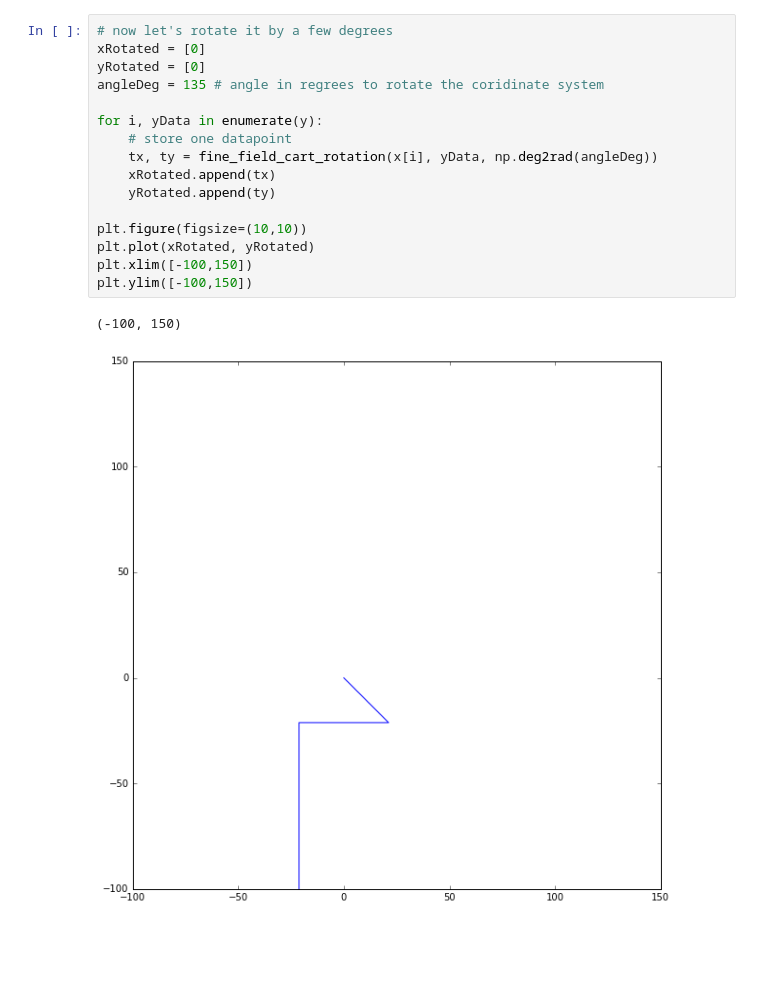
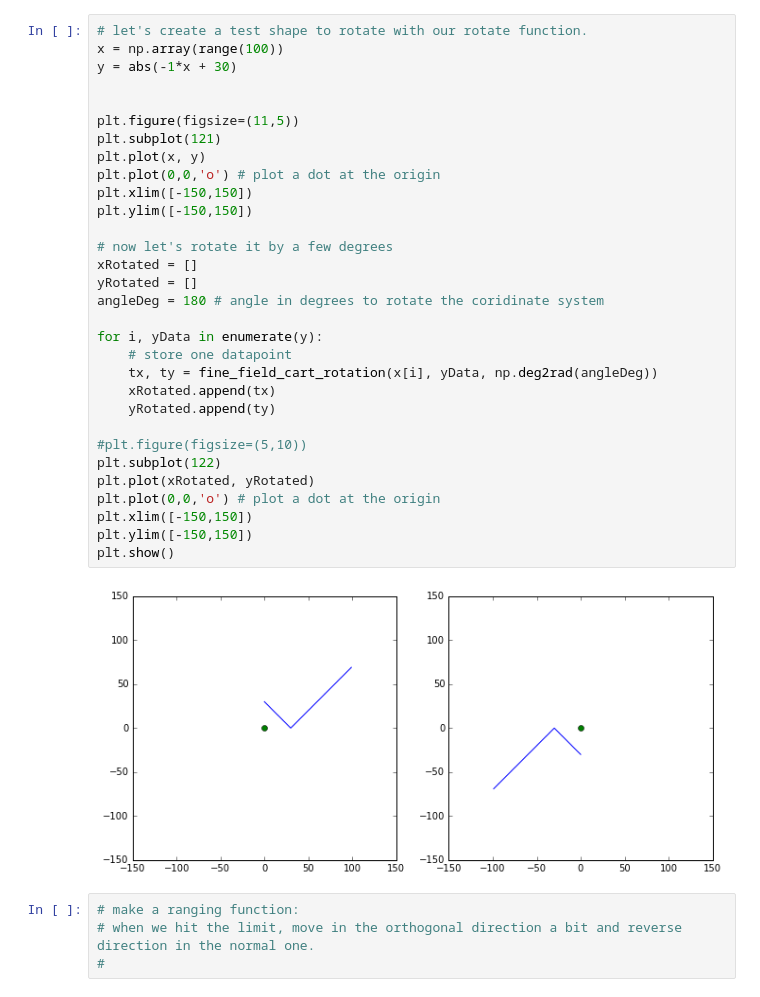
Before and after one commit to AlexanderKnight/TorsionPendulumCalibration, a Jupyter notebook: jupyter notebooks/corodinate change testing.ipynb, the cells around one changed output. Cells and saved outputs as stored; diff of their text form; blank space fills up the shorter version.

```diff
--- a/jupyter notebooks/corodinate change testing.ipynb
+++ b/jupyter notebooks/corodinate change testing.ipynb
@@ -52,19 +37,37 @@ plt.ylim([-100,150])
 # %%
+# let's create a test shape to rotate with our rotate function.
+x = np.array(range(100))
+y = abs(-1*x + 30)
+
+
+plt.figure(figsize=(11,5))
+plt.subplot(121)
+plt.plot(x, y)
+plt.plot(0,0,'o') # plot a dot at the origin
+plt.xlim([-150,150])
+plt.ylim([-150,150])
+
 # now let's rotate it by a few degrees
-xRotated = [0]
-yRotated = [0]
-angleDeg = 135 # angle in regrees to rotate the coridinate system
+xRotated = []
+yRotated = []
+angleDeg = 180 # angle in degrees to rotate the coridinate system
 
 for i, yData in enumerate(y):
     # store one datapoint
     tx, ty = fine_field_cart_rotation(x[i], yData, np.deg2rad(angleDeg))
     xRotated.append(tx)
     yRotated.append(ty)
 
-plt.figure(figsize=(10,10))
+#plt.figure(figsize=(5,10))
+plt.subplot(122)
 plt.plot(xRotated, yRotated)
-plt.xlim([-100,150])
-plt.ylim([-100,150])
+plt.plot(0,0,'o') # plot a dot at the origin
+plt.xlim([-150,150])
+plt.ylim([-150,150])
+plt.show()
 # %% [output]
-(-100, 150)
-[figure, old version]
+[figure, new version]
+# %%
+# make a ranging function:
+# when we hit the limit, move in the orthogonal direction a bit and reverse direction in the normal one.
+#
```
Also changed, not shown: parts of 2 cells of this notebook.
